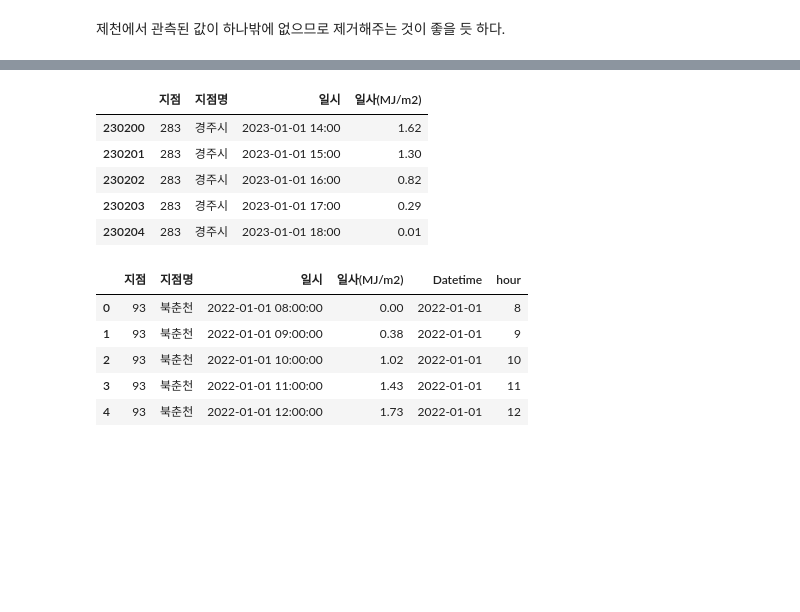
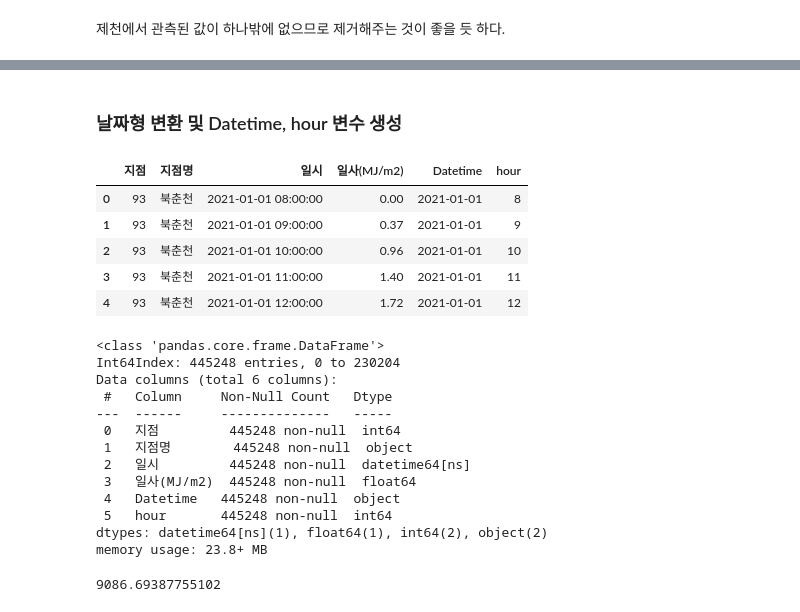
Before and after one commit to pinkocto/noteda, a Jupyter notebook: posts/2023-03-29-data0.ipynb, the cells around one changed output, grey strips where cells are left out. Cells and saved outputs as stored; diff of their text form; code cells hidden in the pictures; blank space fills up the shorter version.

```diff
--- a/posts/2023-03-29-data0.ipynb
+++ b/posts/2023-03-29-data0.ipynb
@@ -124,21 +96,35 @@ df1.head()
-# %%
-df1.tail()
-# %% [output]
-|  | 지점 | 지점명 | 일시 | 일사(MJ/m2) |
-| 230200 | 283 | 경주시 | 2023-01-01 14:00 | 1.62 |
-| 230201 | 283 | 경주시 | 2023-01-01 15:00 | 1.30 |
-| 230202 | 283 | 경주시 | 2023-01-01 16:00 | 0.82 |
-| 230203 | 283 | 경주시 | 2023-01-01 17:00 | 0.29 |
-| 230204 | 283 | 경주시 | 2023-01-01 18:00 | 0.01 |
+# %% [markdown]
+### 날짜형 변환 및 Datetime, hour 변수 생성
 # %%
-df1['일시'] = pd.to_datetime(df1['일시'])
-df1['Datetime'] = df1['일시'].dt.date
-df1['hour'] = df1['일시'].dt.hour
-df1.head()
+# dtype 변환 및 hour변수 생성.
+df_raw['일시'] = pd.to_datetime(df_raw['일시'])
+df_raw['Datetime'] = df_raw['일시'].dt.date
+df_raw['hour'] = df_raw['일시'].dt.hour
+df_raw.head()
 # %% [output]
 |  | 지점 | 지점명 | 일시 | 일사(MJ/m2) | Datetime | hour |
-| 0 | 93 | 북춘천 | 2022-01-01 08:00:00 | 0.00 | 2022-01-01 | 8 |
-| 1 | 93 | 북춘천 | 2022-01-01 09:00:00 | 0.38 | 2022-01-01 | 9 |
-| 2 | 93 | 북춘천 | 2022-01-01 10:00:00 | 1.02 | 2022-01-01 | 10 |
-| 3 | 93 | 북춘천 | 2022-01-01 11:00:00 | 1.43 | 2022-01-01 | 11 |
-| 4 | 93 | 북춘천 | 2022-01-01 12:00:00 | 1.73 | 2022-01-01 | 12 |
+| 0 | 93 | 북춘천 | 2021-01-01 08:00:00 | 0.00 | 2021-01-01 | 8 |
+| 1 | 93 | 북춘천 | 2021-01-01 09:00:00 | 0.37 | 2021-01-01 | 9 |
+| 2 | 93 | 북춘천 | 2021-01-01 10:00:00 | 0.96 | 2021-01-01 | 10 |
+| 3 | 93 | 북춘천 | 2021-01-01 11:00:00 | 1.40 | 2021-01-01 | 11 |
+| 4 | 93 | 북춘천 | 2021-01-01 12:00:00 | 1.72 | 2021-01-01 | 12 |
+# %%
+df_raw.info()
+# %% [output]
+<class 'pandas.core.frame.DataFrame'>
+Int64Index: 445248 entries, 0 to 230204
+Data columns (total 6 columns):
+ #   Column     Non-Null Count   Dtype
+---  ------     --------------   -----
+ 0   지점         445248 non-null  int64
+ 1   지점명        445248 non-null  object
+ 2   일시         445248 non-null  datetime64[ns]
+ 3   일사(MJ/m2)  445248 non-null  float64
+ 4   Datetime   445248 non-null  object
+ 5   hour       445248 non-null  int64
+dtypes: datetime64[ns](1), float64(1), int64(2), object(2)
+memory usage: 23.8+ MB
+# %%
+df_raw.shape[0]/df_raw['지점명'].nunique() # 지점하나당 9000개 정도의 관측치가 있음.
+# %% [output]
+9086.69387755102
```
Also changed, not shown: parts of 47 cells of this notebook, 5 other files.
